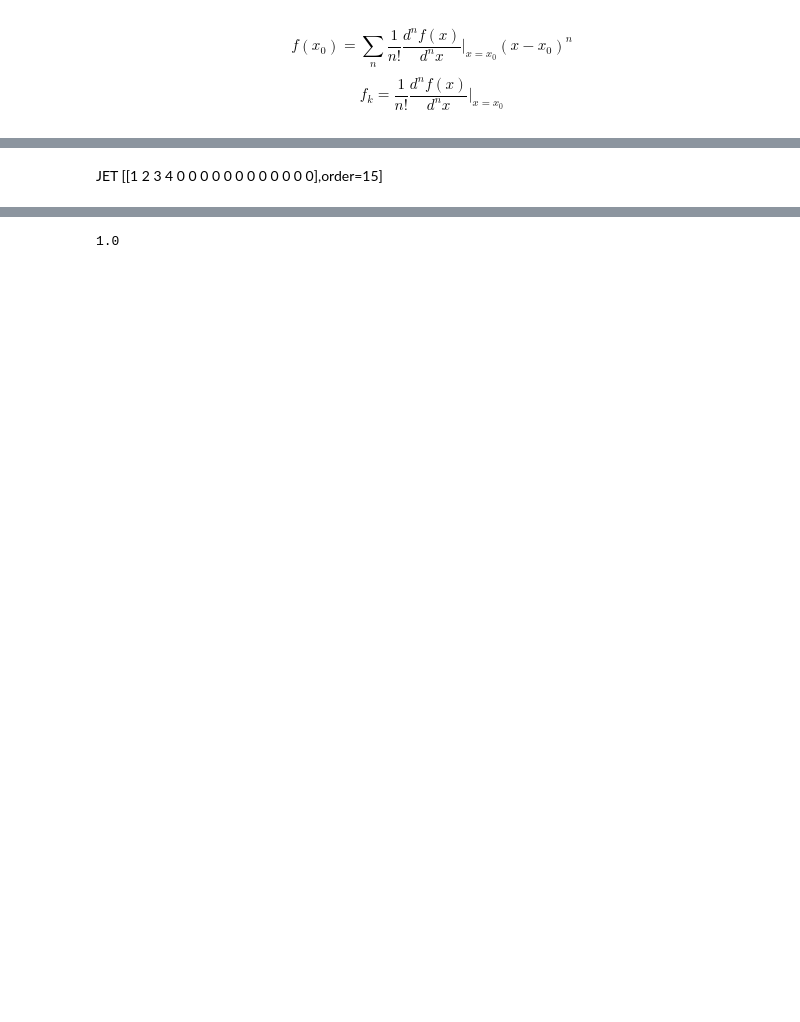
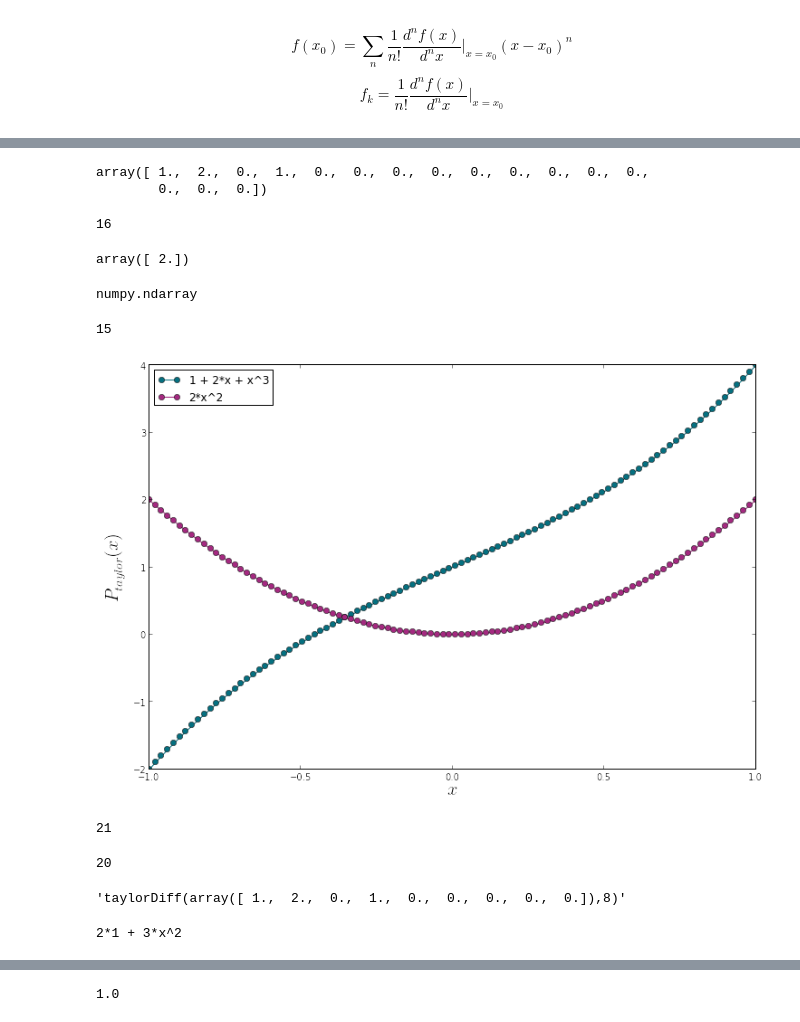
Before and after one commit to zamorays/metodos_rigurosos, a Jupyter notebook: clases/specFunctions_Taylor.ipynb, the cells around one changed output, grey strips where cells are left out. Drawn from its saved outputs; the diff is of its cells as text; code cells hidden in the pictures; blank space fills up the shorter version.

Commit message:
Finalizamos la clase taylor y su aplicacion a funciones especiales. por ahora!

```diff
--- a/clases/specFunctions_Taylor.ipynb
+++ b/clases/specFunctions_Taylor.ipynb
@@ -29,0 +29,4 @@ $$a = 1.0+2.0x+2.x^3+4.0x^4$$
+# %%
+a = taylorDiff([1.,2.,0.,1.],15)
+b = taylorDiff([0.,0.,2.,0.],15)
+print taylorDiff().__repr__()
@@ -30,4 +44,27 @@ $$a = 1.0+2.0x+2.x^3+4.0x^4$$
 # %%
-a
+a.jet
 # %% [output]
-JET [[1 2 3 4 0 0 0 0 0 0 0 0 0 0 0 0],order=15]
+array([ 1.,  2.,  0.,  1.,  0.,  0.,  0.,  0.,  0.,  0.,  0.,  0.,  0.,
+        0.,  0.,  0.])
+# %%
+a.jet.size
+# %% [output]
+16
+# %%
+a.jet[(a.jet > 1.)]
+# %% [output]
+array([ 2.])
+# %%
+type(a.jet)
+# %% [output]
+numpy.ndarray
+# %%
+a.order
+# %% [output]
+15
+# %%
+a.draw()
+b.draw()
+#plt.show() # For plot when %matplotlib inline not active!
+# %% [output]
+[figure, added]
@@ -33,0 +73,18 @@ JET [[1 2 3 4 0 0 0 0 0 0 0 0 0 0 0 0],order=15]
+# %%
+a.jet.size
+# %% [output]
+21
+# %%
+a.order
+# %% [output]
+20
+# %%
+a.set_order(8)
+a.__repr__()
+# %% [output]
+'taylorDiff(array([ 1.,  2.,  0.,  1.,  0.,  0.,  0.,  0.,  0.]),8)'
+# %%
+c = a.deriv(1)
+print c
+# %% [output]
+2*1 + 3*x^2
```
Also changed, not shown: parts of 126 cells of this notebook, 1 other file.
